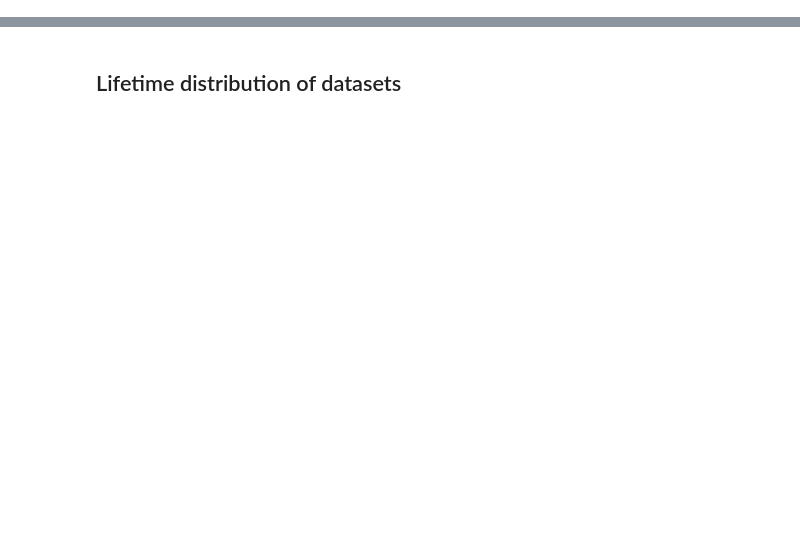
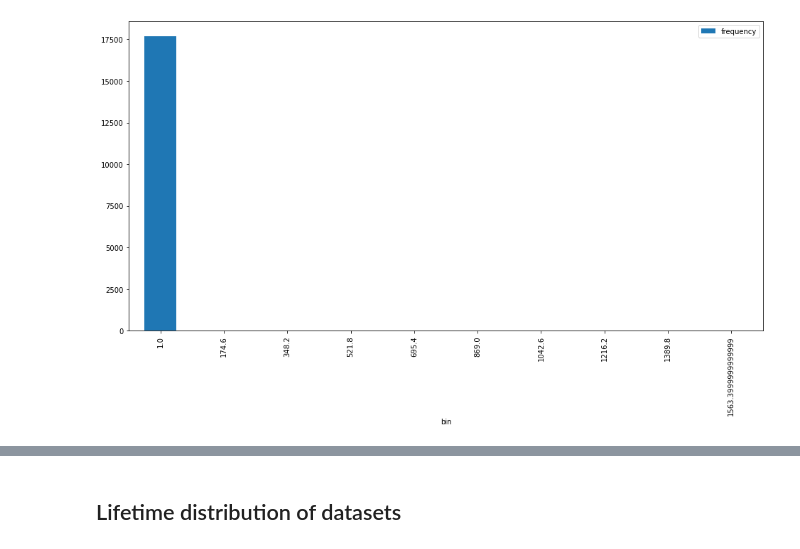
Before and after one commit to dynamic-entropy/CRABAnalysis, a Jupyter notebook: crab_historical.ipynb, the cells around one changed output, grey strips where cells are left out. Saved outputs shown, nothing was run; the diff lists cells and outputs as text; code cells hidden in the pictures; blank space fills up the shorter version.

```diff
--- a/Untitled.ipynb
+++ b/crab_historical.ipynb
@@ -234,0 +339,6 @@ new_data_wrt_60d.toPandas()
+# %%
+histogram_frequency = df_lifetime_freq.select(["Count"]).rdd.flatMap(lambda x: x).histogram(10)
+# %%
+plot_histogram(histogram_frequency)
+# %% [output]
+[figure, added]
```
Also changed, not shown: parts of 67 cells of this notebook, 1 other file.
